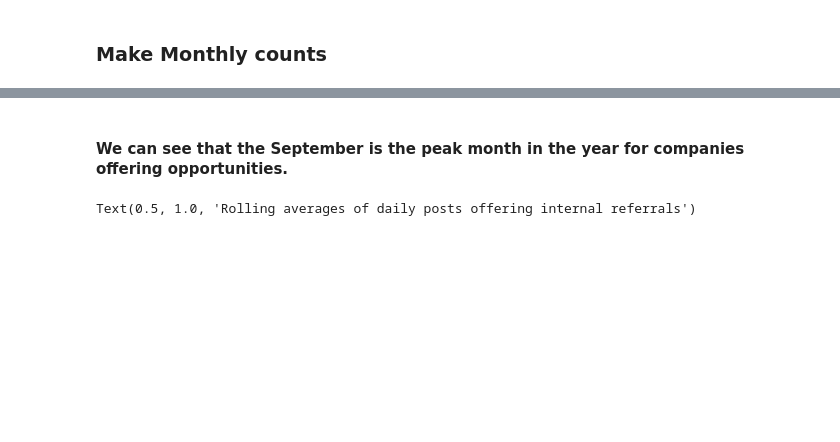
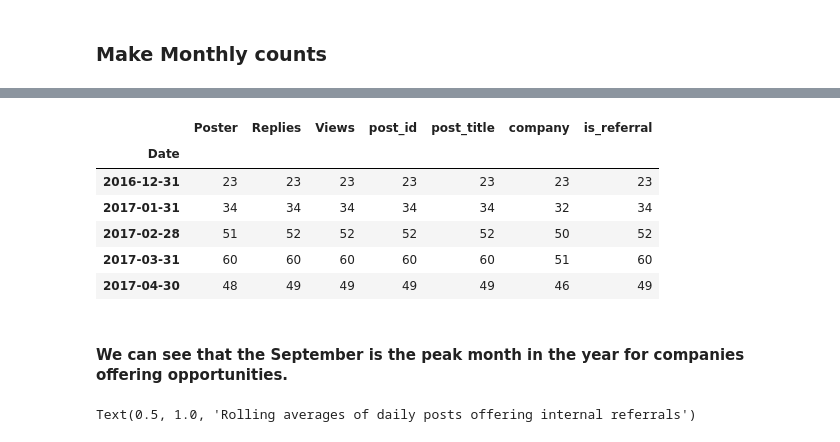
Before and after one commit to zhensongren/1p3a-scraper, a Jupyter notebook: 1p3a_referrals_US_analysis.ipynb, the cells around one changed output, grey strips where cells are left out. Cells and saved outputs as stored; diff of their text form; code cells hidden in the pictures; blank space fills up the shorter version.

```diff
--- a/1p3a_referrals_US_analysis.ipynb
+++ b/1p3a_referrals_US_analysis.ipynb
@@ -119,3 +120,13 @@ Text(0.5, 1.0, 'Monthly counts of posts')
+# %%
+df_monthly_counts.head()
+# %% [output]
+|  | Poster | Replies | Views | post_id | post_title | company | is_referral |
+| Date |  |  |  |  |  |  |  |
+| 2016-12-31 | 23 | 23 | 23 | 23 | 23 | 23 | 23 |
+| 2017-01-31 | 34 | 34 | 34 | 34 | 34 | 32 | 34 |
+| 2017-02-28 | 51 | 52 | 52 | 52 | 52 | 50 | 52 |
+| 2017-03-31 | 60 | 60 | 60 | 60 | 60 | 51 | 60 |
+| 2017-04-30 | 48 | 49 | 49 | 49 | 49 | 46 | 49 |
 # %% [markdown]
 #### We can see that the September is the peak month in the year for companies offering opportunities.
 # %%
```
Also changed, not shown: parts of 13 cells of this notebook, 4 other files.
